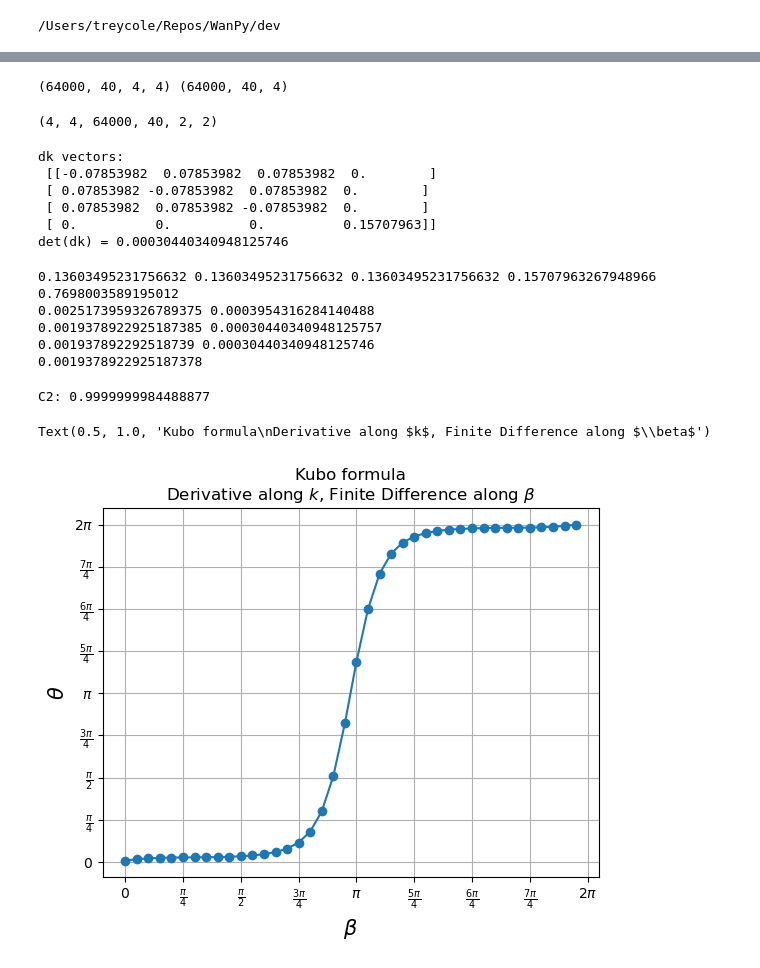
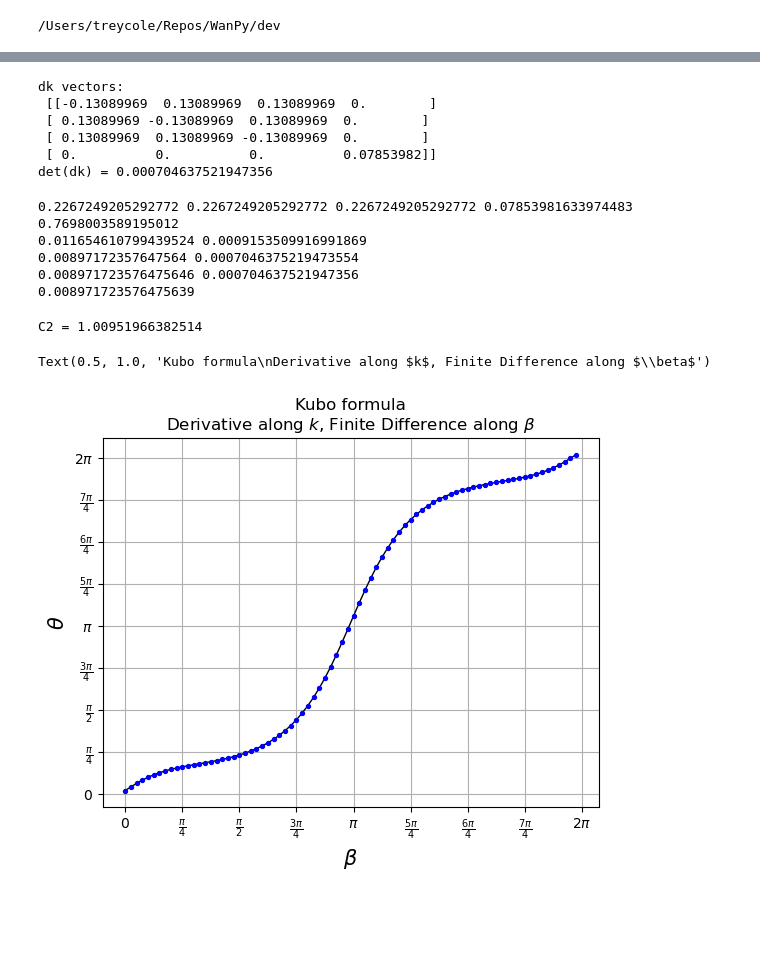
Before and after one commit to treycole/WanPy, a Jupyter notebook: dev/kubo_theta.ipynb, the cells around one changed output, grey strips where cells are left out. Drawn from its saved outputs; the diff is of its cells as text; code cells hidden in the pictures; blank space fills up the shorter version.

```diff
--- a/dev/kubo_theta.ipynb
+++ b/dev/kubo_theta.ipynb
@@ -43,7 +43,7 @@ def vel_fd(H_k, mu, dk_mu, order_eps, mode='central'):
 
 def berry_curvature(v_k, H_flat, occ_idxs=None):
     evals, evecs = np.linalg.eigh(H_flat)  # (..., n_state), (..., n_state, n_state)
-    # evecs = evecs.swapaxes(-1, -2)  # swap for consistent indexing
+    evecs = evecs.swapaxes(-1, -2)  # swap for consistent indexing
 
     n_eigs = evals.shape[-1]
 
@@ -84,9 +84,9 @@ def berry_curvature(v_k, H_flat, occ_idxs=None):
 
     return b_curv
 # %%
-t = 2.0  # spin-independent first-neighbor hop
-soc = 1  # spin-dependent second-neighbor hop
-m = 1  # magnetic field magnitude
+t = 0  # spin-independent first-neighbor hop
+soc = 0  # spin-dependent second-neighbor hop
+m = 0 # magnetic field magnitude
 beta = 0
 fkm_model = fu_kane_mele(t, soc, m, beta)
 
@@ -96,15 +96,15 @@ n_orb = fkm_model.n_orb
 n_states = n_spin * n_orb
 n_occ = n_states//2
 
-nks = 40, 40, 40
-n_beta = 40
+nks = 24, 24, 24
+n_beta = 80
 k_mesh = K_mesh(fkm_model, *nks)
 k_flat = k_mesh.flat_mesh
 n_param = nks + (n_beta,)
 max_beta = 2*np.pi
 betas = np.linspace(0, max_beta, n_beta, endpoint=False) # change to endpoint=False for periodic
 
-fixed_params = {"t": 1.0, "soc": 0.125, "m": 1}
+fixed_params = {"t": 1, "soc": 1/4, "m": 1/2}
 lambda_vals = {"beta": betas}
 model_gen = partial(fu_kane_mele, **fixed_params)
 
@@ -157,12 +185,10 @@ print(v_k.shape)
+# %%
+d_beta = max_beta/n_beta  # Step size for beta integration
+v_beta = vel_fd(H_kbeta, 1, d_beta, 12)
+v_beta = v_beta[np.newaxis, ...]
 # %%
 v = np.concatenate((v_k, v_beta), axis=0)
 b_curv = berry_curvature(v, H_kbeta)
-# %% [output]
-(64000, 40, 4, 4) (64000, 40, 4)
-# %%
-b_curv.shape
-# %% [output]
-(4, 4, 64000, 40, 2, 2)
 # %%
 dim_k = 3  # Number of k-space dimensions
 dim_lam = 1  # Number of adiabatic dimensions
@@ -182,11 +208,11 @@ print("dk vectors: \n",dk)
 print("det(dk) =", d4k)
 # %% [output]
 dk vectors:
- [[-0.07853982  0.07853982  0.07853982  0.        ]
- [ 0.07853982 -0.07853982  0.07853982  0.        ]
- [ 0.07853982  0.07853982 -0.07853982  0.        ]
- [ 0.          0.          0.          0.15707963]]
-det(dk) = 0.00030440340948125746
+ [[-0.13089969  0.13089969  0.13089969  0.        ]
+ [ 0.13089969 -0.13089969  0.13089969  0.        ]
+ [ 0.13089969  0.13089969 -0.13089969  0.        ]
+ [ 0.          0.          0.          0.07853982]]
+det(dk) = 0.000704637521947356
 # %%
 recip_basis = recip_lat_vecs/ np.linalg.norm(recip_lat_vecs, axis=1, keepdims=True)
 g = recip_basis @ recip_basis.T
@@ -210,20 +236,20 @@ print(d3k_alt*sqrt_mtrc, d4k_alt*sqrt_mtrc)
 print(d3k, d4k)
 print(fkm_model.get_recip_vol()/np.prod(nks))
 # %% [output]
-0.13603495231756632 0.13603495231756632 0.13603495231756632 0.15707963267948966
+0.2267249205292772 0.2267249205292772 0.2267249205292772 0.07853981633974483
 0.7698003589195012
-0.0025173959326789375 0.0003954316284140488
-0.0019378922925187385 0.00030440340948125757
-0.001937892292518739 0.00030440340948125746
-0.0019378922925187378
+0.011654610799439524 0.0009153509916991869
+0.00897172357647564 0.0007046375219473554
+0.008971723576475646 0.000704637521947356
+0.008971723576475639
 # %%
 epsilon = levi_civita(4, 4)
 chern2_density = np.einsum("ijkl, ij...mn, kl...nm->...", epsilon, b_curv, b_curv)
 # %%
 chern2 = np.sum(chern2_density) * d4k / (32 * np.pi**2)
-print("C2:", chern2.real)
+print("C2 =", chern2.real)
 # %% [output]
-C2: 0.9999999984488877
+C2 = 1.00951966382514
 # %%
 thetas = np.zeros(betas.shape[0], dtype=complex)
 
@@ -239,28 +265,29 @@ thetas = np.cumsum(c2) * d_beta / (16 * np.pi)
 # %%
 #### Plotting theta(beta)
 
 fig, ax = plt.subplots()
 
 ax.set_xlabel(r"$\beta$", size=15)
 ax.set_ylabel(r"$\theta$", size=15)
 
 tick_positions = np.arange(0, 2*np.pi+np.pi/4, np.pi/4)
 tick_labels = [
     r"$0$", r"$\frac{\pi}{4}$", r"$\frac{\pi}{2}$", r"$\frac{3\pi}{4}$", r"$\pi$",
     r"$\frac{5\pi}{4}$", r"$\frac{6\pi}{4}$", r"$\frac{7\pi}{4}$", r"$2\pi$"]
 
 # Set the ticks and labels for both axes
 ax.set_xticks(tick_positions)
 ax.set_xticklabels(tick_labels)
 ax.set_yticks(tick_positions)
 ax.set_yticklabels(tick_labels)
-# ax.set_ylim(0, np.pi+.2)
-# ax.set_xlim(0, np.pi+.2)
 
-ax.plot(betas, thetas.real, zorder=2)
-ax.scatter(betas, thetas.real, zorder=2)
+# ax.set_ylim(0, np.pi+.02)
+# ax.set_xlim(0, np.pi+0.02)
+
+ax.plot(betas, thetas.real, lw=1, zorder=2, c='k')
+ax.scatter(betas, thetas.real, s=8, zorder=2, c='b')
 ax.grid()
 ax.set_title("Kubo formula\n"+ r"Derivative along $k$, Finite Difference along $\beta$")
 # %% [output]
 Text(0.5, 1.0, 'Kubo formula\nDerivative along $k$, Finite Difference along $\\beta$')
-[figure, old version]
+[figure, new version]
```
Also changed, not shown: parts of 3 cells of this notebook, 3 other files.
